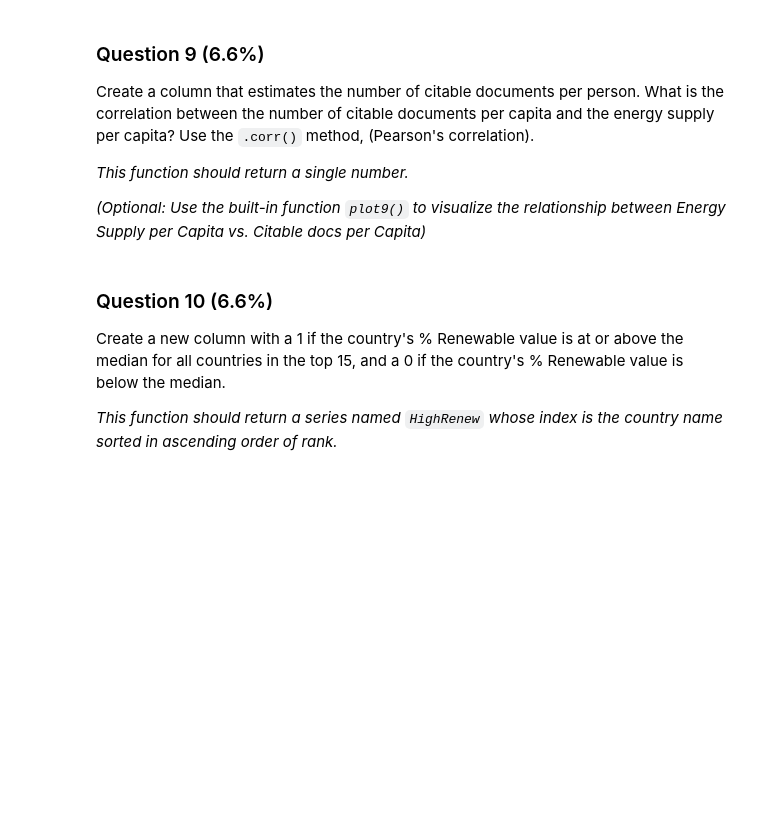
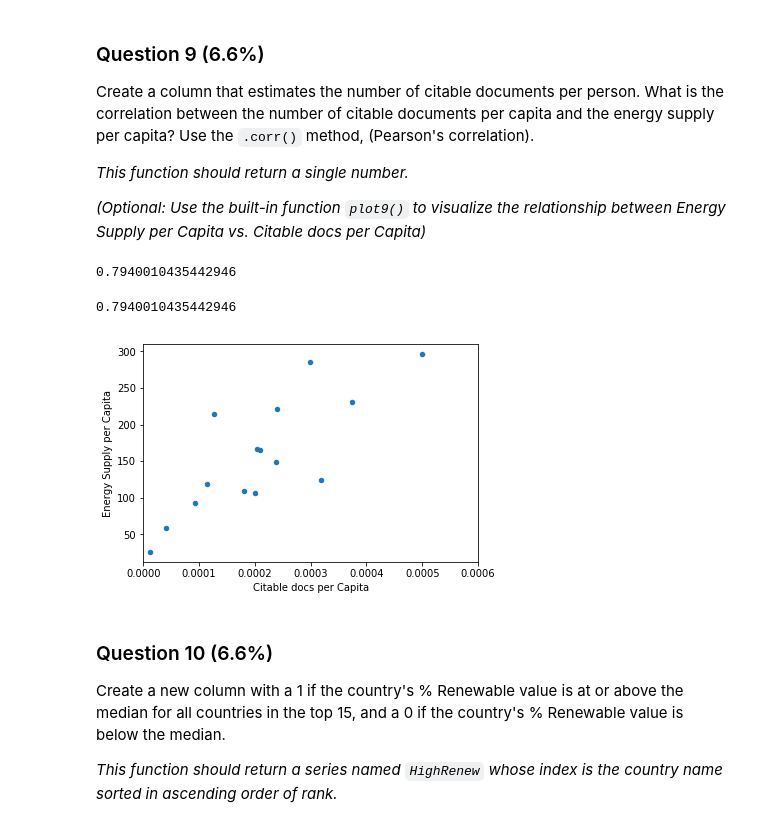
Before and after one commit to syedrafayhashmi/Python, a Jupyter notebook: Applied Data Science With Python Specialization/Introduction to Data Science Course 1/Assignment 3.ipynb, the cells around one changed output. Saved outputs shown, nothing was run; the diff lists cells and outputs as text; code cells hidden in the pictures; blank space fills up the shorter version.

Commit message:
assignment 3

```diff
--- a/Applied Data Science With Python Specialization/Introduction to Data Science Course 1/Assignment 3.ipynb
+++ b/Applied Data Science With Python Specialization/Introduction to Data Science Course 1/Assignment 3.ipynb
@@ -276,3 +282,20 @@ def answer_nine():
+# %%
+Top15 = answer_one()
+capita = Top15['Citable documents'] / (Top15['Energy Supply'] / Top15['Energy Supply per Capita'])
+cor = capita.corr(Top15['Energy Supply per Capita'])
+
+cor
+# %% [output]
+0.7940010435442946
+# %%
+def answer_nine():
+    Top15 = answer_one()
+    capita = Top15['Citable documents'] / (Top15['Energy Supply'] / Top15['Energy Supply per Capita'])
+    cor = capita.corr(Top15['Energy Supply per Capita'])
+    return cor
+answer_nine()
+# %% [output]
+0.7940010435442946
 # %%
 def plot9():
     import matplotlib as plt
@@ -283,7 +306,9 @@ def plot9():
     Top15['Citable docs per Capita'] = Top15['Citable documents'] / Top15['PopEst']
     Top15.plot(x='Citable docs per Capita', y='Energy Supply per Capita', kind='scatter', xlim=[0, 0.0006])
 # %%
-#plot9() # Be sure to comment out plot9() before submitting the assignment!
+plot9() # Be sure to comment out plot9() before submitting the assignment!
+# %% [output]
+[figure, added]
 # %% [markdown]
 ### Question 10 (6.6%)
 Create a new column with a 1 if the country's % Renewable value is at or above the median for all countries in the top 15, and a 0 if the country's % Renewable value is below the median.
```
Also changed, not shown: parts of 7 cells of this notebook.
